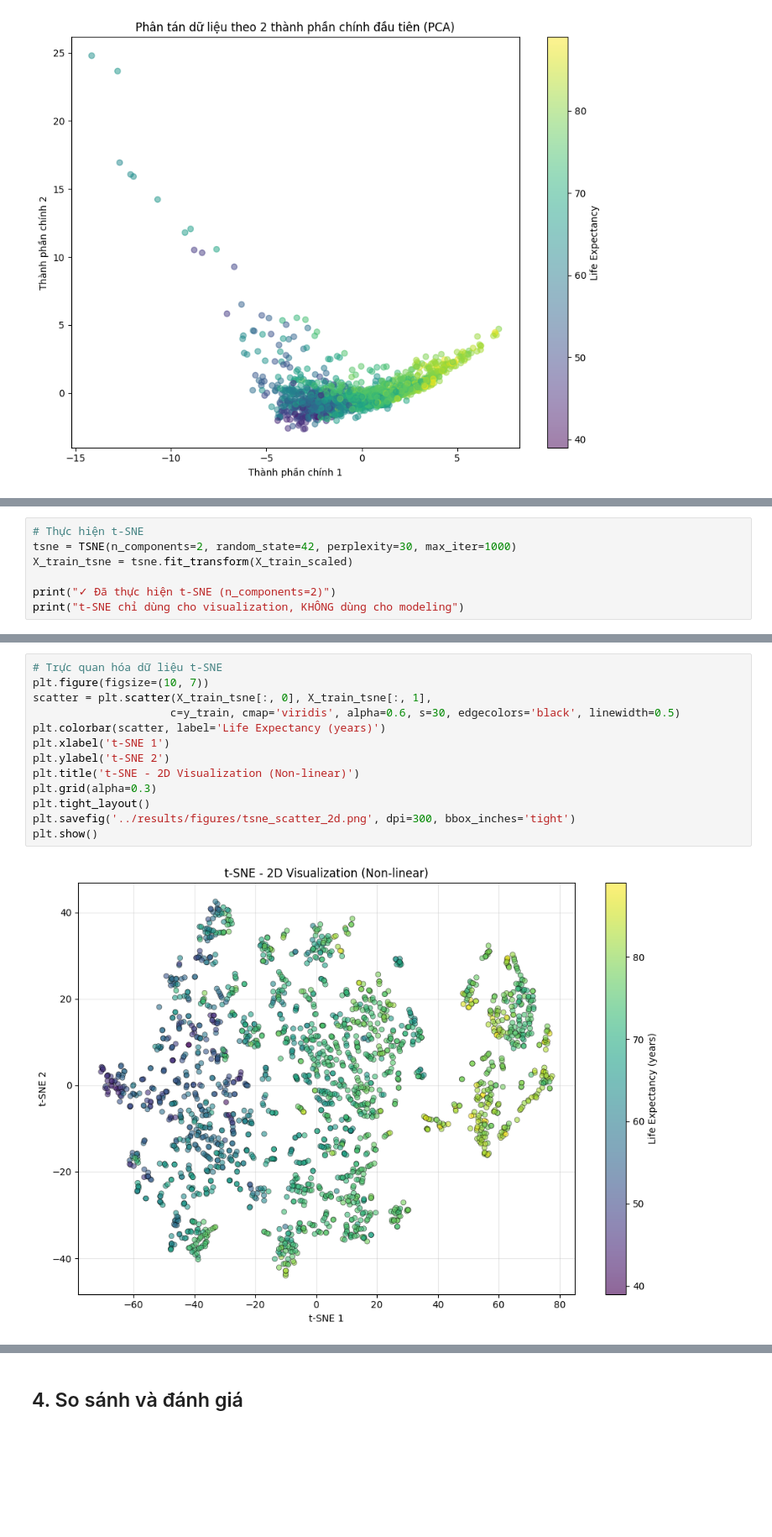
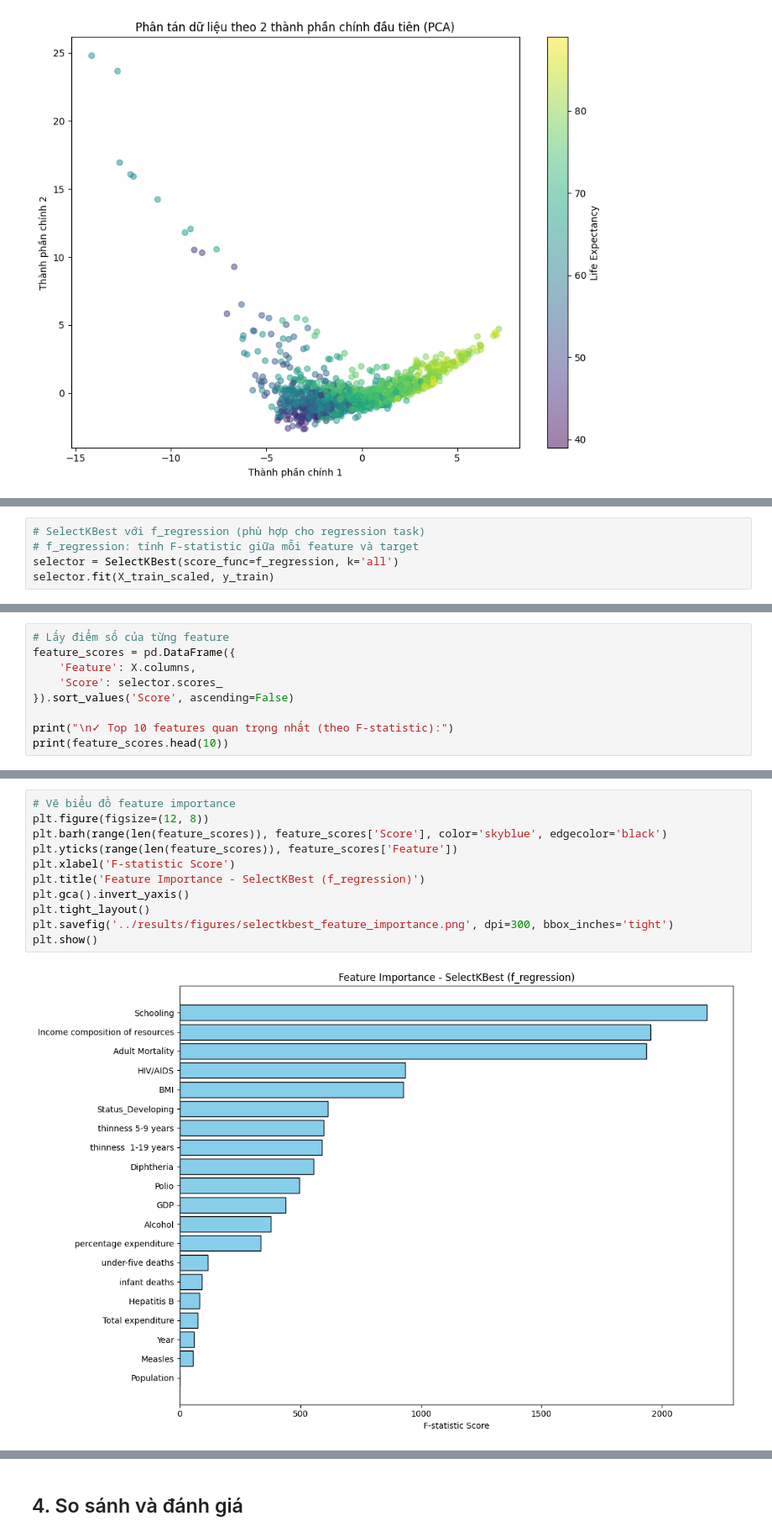
Before and after one commit to ducqwang/life-expectancy-prediction, a Jupyter notebook: src/source.ipynb, the cells around one changed output, grey strips where cells are left out. Shown at 84% size. Saved outputs shown, nothing was run; the diff lists cells and outputs as text; blank space fills up the shorter version.

```diff
--- a/src/source.ipynb
+++ b/src/source.ipynb
@@ -474,8 +523,6 @@ t-SNE: Phương pháp non-linear, tốt cho visualize clusters. n_components=2 c
 # %%
-# Thực hiện t-SNE
-tsne = TSNE(n_components=2, random_state=42, perplexity=30, max_iter=1000)
-X_train_tsne = tsne.fit_transform(X_train_scaled)
-
-print("✓ Đã thực hiện t-SNE (n_components=2)")
-print("t-SNE chỉ dùng cho visualization, KHÔNG dùng cho modeling")
+# SelectKBest với f_regression (phù hợp cho regression task)
+# f_regression: tính F-statistic giữa mỗi feature và target
+selector = SelectKBest(score_func=f_regression, k='all')
+selector.fit(X_train_scaled, y_train)
 # %% [output]
@@ -487,0 +536,9 @@ Vẽ đồ thị phân tán cho dữ liệu đã được giảm chiều bằng
+# %%
+# Lấy điểm số của từng feature
+feature_scores = pd.DataFrame({
+    'Feature': X.columns,
+    'Score': selector.scores_
+}).sort_values('Score', ascending=False)
+
+print("\n✓ Top 10 features quan trọng nhất (theo F-statistic):")
+print(feature_scores.head(10))
@@ -488,15 +564,13 @@ Vẽ đồ thị phân tán cho dữ liệu đã được giảm chiều bằng
 # %%
-# Trực quan hóa dữ liệu t-SNE
-plt.figure(figsize=(10, 7))
-scatter = plt.scatter(X_train_tsne[:, 0], X_train_tsne[:, 1],
-                     c=y_train, cmap='viridis', alpha=0.6, s=30, edgecolors='black', linewidth=0.5)
-plt.colorbar(scatter, label='Life Expectancy (years)')
-plt.xlabel('t-SNE 1')
-plt.ylabel('t-SNE 2')
-plt.title('t-SNE - 2D Visualization (Non-linear)')
-plt.grid(alpha=0.3)
+# Vẽ biểu đồ feature importance
+plt.figure(figsize=(12, 8))
+plt.barh(range(len(feature_scores)), feature_scores['Score'], color='skyblue', edgecolor='black')
+plt.yticks(range(len(feature_scores)), feature_scores['Feature'])
+plt.xlabel('F-statistic Score')
+plt.title('Feature Importance - SelectKBest (f_regression)')
+plt.gca().invert_yaxis()
 plt.tight_layout()
-plt.savefig('../results/figures/tsne_scatter_2d.png', dpi=300, bbox_inches='tight')
+plt.savefig('../results/figures/selectkbest_feature_importance.png', dpi=300, bbox_inches='tight')
 plt.show()
 # %% [output]
-[figure, old version]
+[figure, new version]
```
Also changed, not shown: parts of 35 cells of this notebook, 9 other files.
